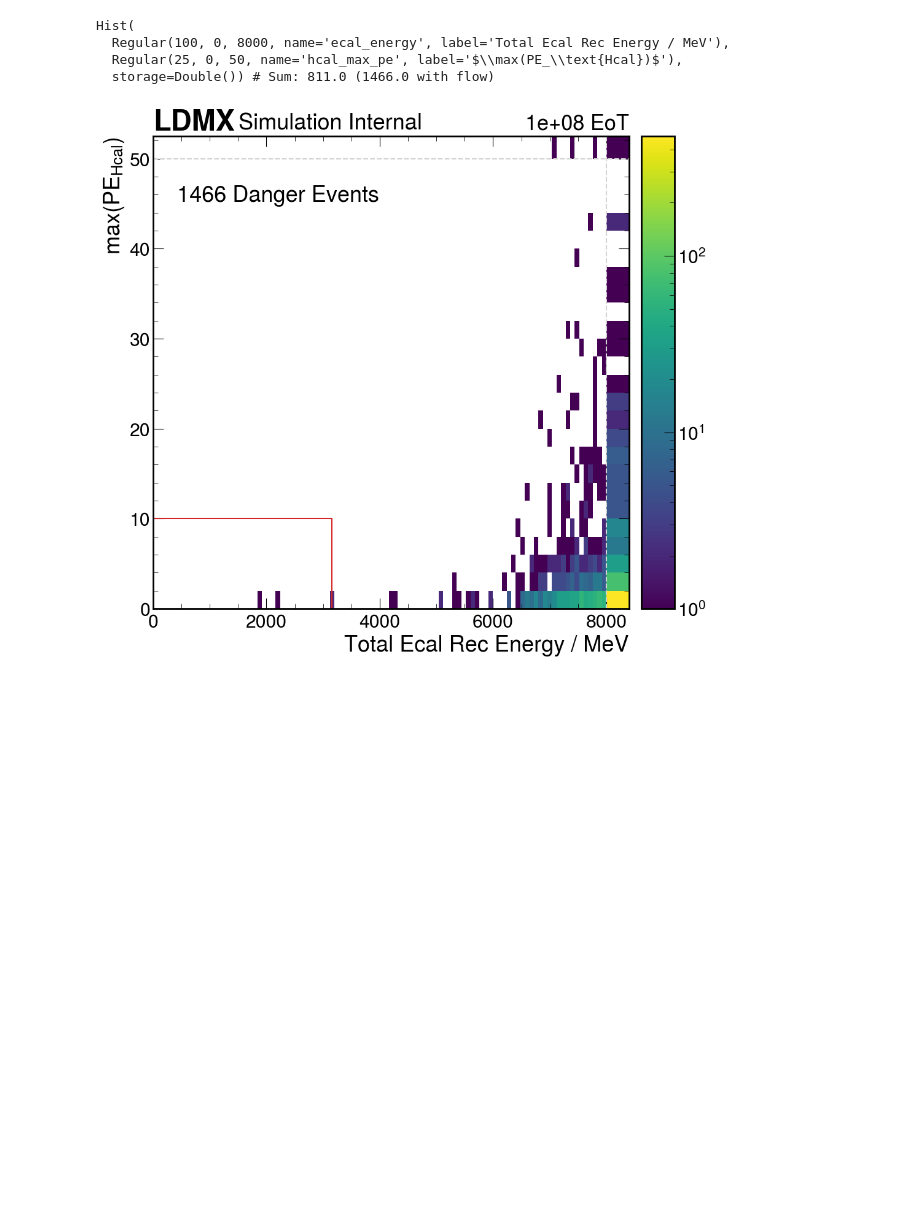
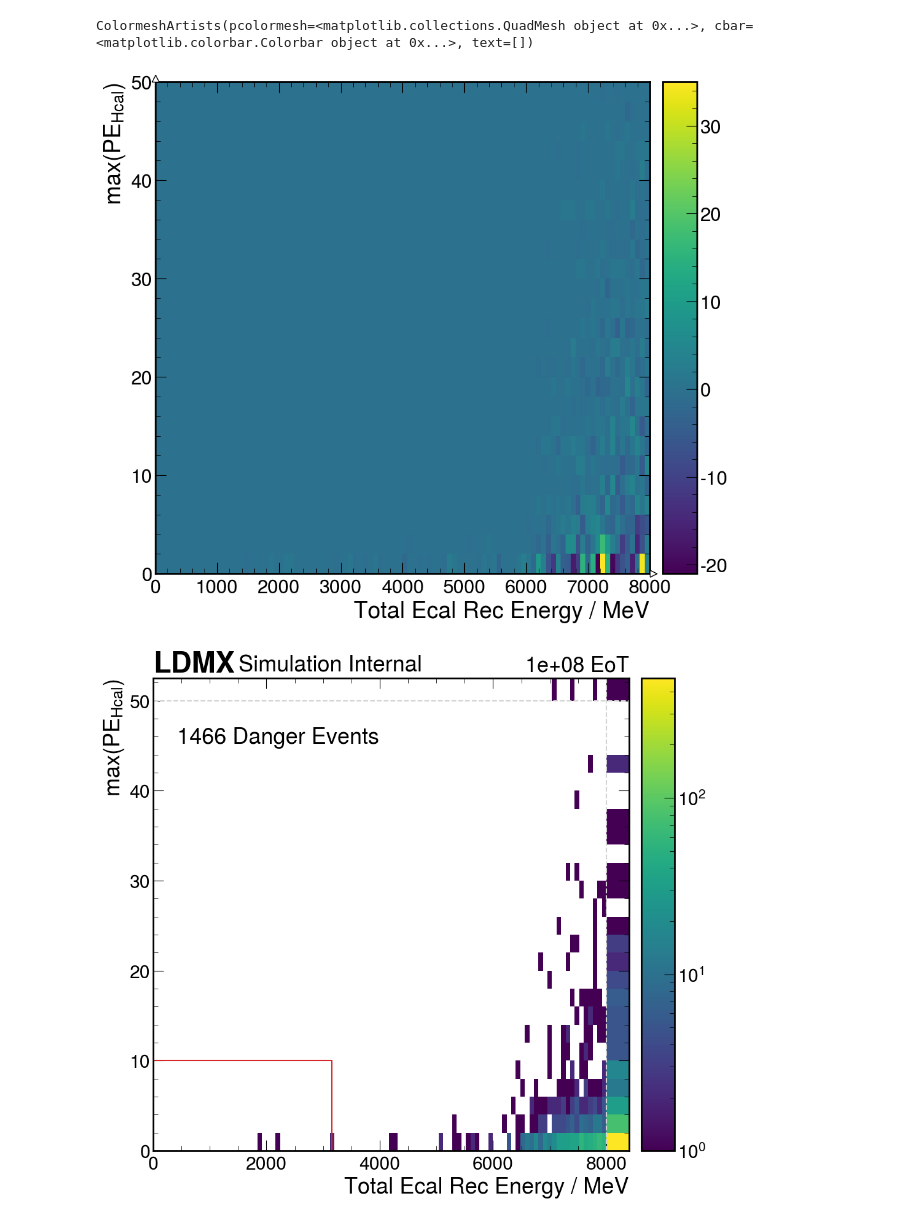
Before and after one commit to tomeichlersmith/ldmx-eat-tracking, a Jupyter notebook: sim-cal-from-scoring-plane/quick-cal-sim-ana.ipynb, the cells around one changed output. Drawn from its saved outputs; the diff is of its cells as text; code cells hidden in the pictures; blank space fills up the shorter version.

```diff
--- a/sim-cal-from-scoring-plane/quick-cal-sim-ana.ipynb
+++ b/sim-cal-from-scoring-plane/quick-cal-sim-ana.ipynb
@@ -123,19 +127,22 @@ with uproot.open('skim_sample_84e75c48_with_cal.root') as f:
 # %%
 ana_plane = (
     hist.Hist.new
+    .IntCategory([1,2])
     .Reg(100,0,8000,name='ecal_energy',label='Total Ecal Rec Energy / MeV')
     .Reg(25,0,50,name='hcal_max_pe',label=r'$\max(PE_\text{Hcal})$')
     .Double()
 )
-ana_plane.fill(
-    ecal_energy = ak.sum(ecal_hits.energy, axis=1),
-    hcal_max_pe = ak.fill_none(ak.min(hcal_hits.pe, axis=1), 0)
-)
+for i in range(2):
+    ana_plane.fill(
+        i+1,
+        ecal_energy = ak.sum(ecal_hits[i].energy, axis=1),
+        hcal_max_pe = ak.fill_none(ak.min(hcal_hits[i].pe, axis=1), 0)
+    )
-# %% [output]
-Hist(
-  Regular(100, 0, 8000, name='ecal_energy', label='Total Ecal Rec Energy / MeV'),
-  Regular(25, 0, 50, name='hcal_max_pe', label='$\\max(PE_\\text{Hcal})$'),
-  storage=Double()) # Sum: 811.0 (1466.0 with flow)
+# %%
+(ana_plane[0,...]-ana_plane[1,...]).plot()
+# %% [output]
+ColormeshArtists(pcolormesh=<matplotlib.collections.QuadMesh object at 0x...>, cbar=<matplotlib.colorbar.Colorbar object at 0x...>, text=[])
+[figure, added]
 # %%
 ana_plane.plot(
     norm='log',
```
Also changed, not shown: parts of 1 cell of this notebook, 2 other files.
